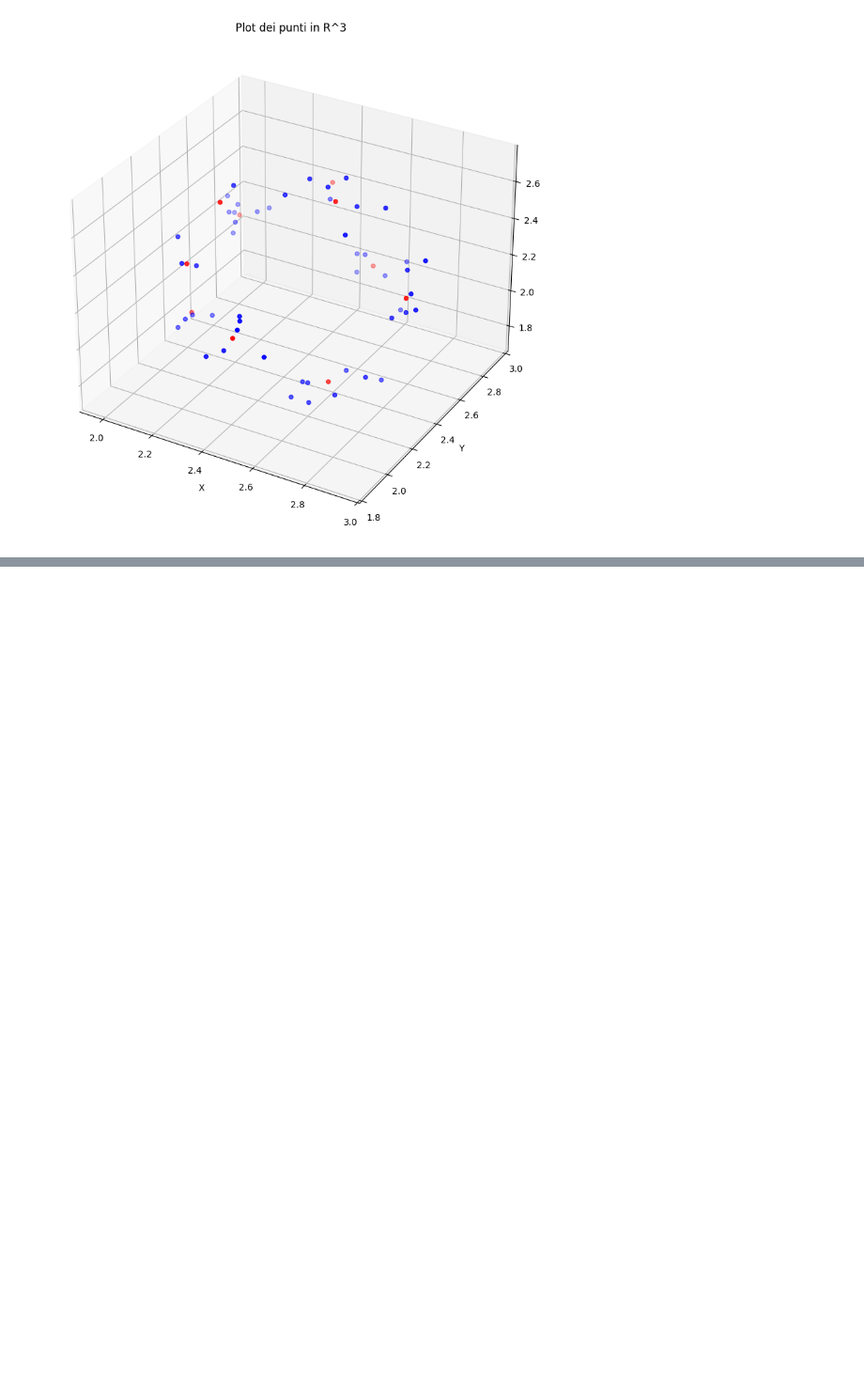
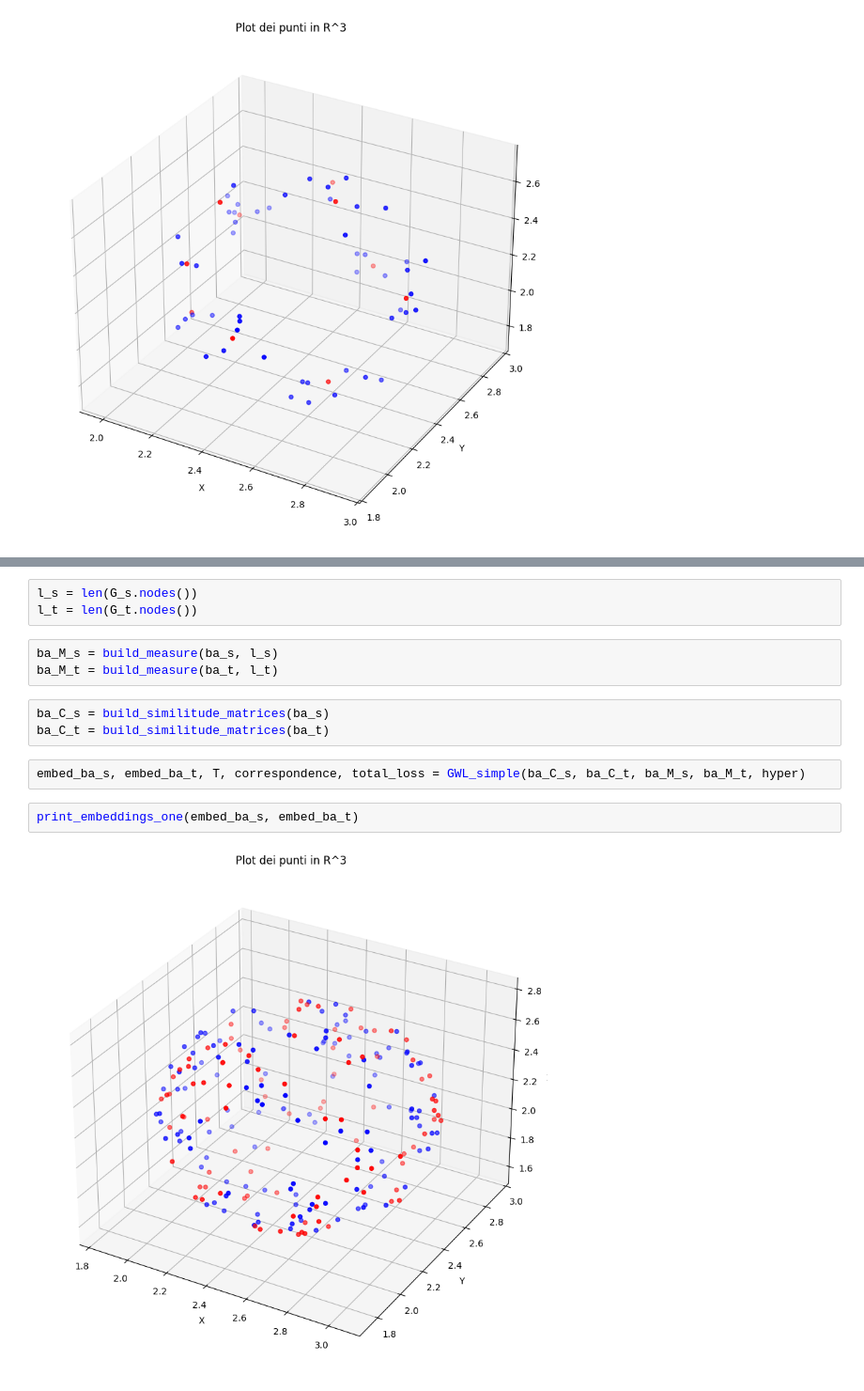
Before and after one commit to FranceGuad2002/Statistical-Machine-Learning-Fall-2024-, a Jupyter notebook: fina_wasserstein.ipynb, the cells around one changed output, grey strips where cells are left out. Shown at 94% size. Cells and saved outputs as stored; diff of their text form; blank space fills up the shorter version.

```diff
--- a/fina_wasserstein.ipynb
+++ b/fina_wasserstein.ipynb
@@ -234,0 +266,15 @@ print_embeddings_one(embed_s, embed_t)
+# %%
+l_s = len(G_s.nodes())
+l_t = len(G_t.nodes())
+# %%
+ba_M_s = build_measure(ba_s, l_s)
+ba_M_t = build_measure(ba_t, l_t)
+# %%
+ba_C_s = build_similitude_matrices(ba_s)
+ba_C_t = build_similitude_matrices(ba_t)
+# %%
+embed_ba_s, embed_ba_t, T, correspondence, total_loss = GWL_simple(ba_C_s, ba_C_t, ba_M_s, ba_M_t, hyper)
+# %%
+print_embeddings_one(embed_ba_s, embed_ba_t)
+# %% [output]
+[figure, added]
```
Also changed, not shown: parts of 5 cells of this notebook.
